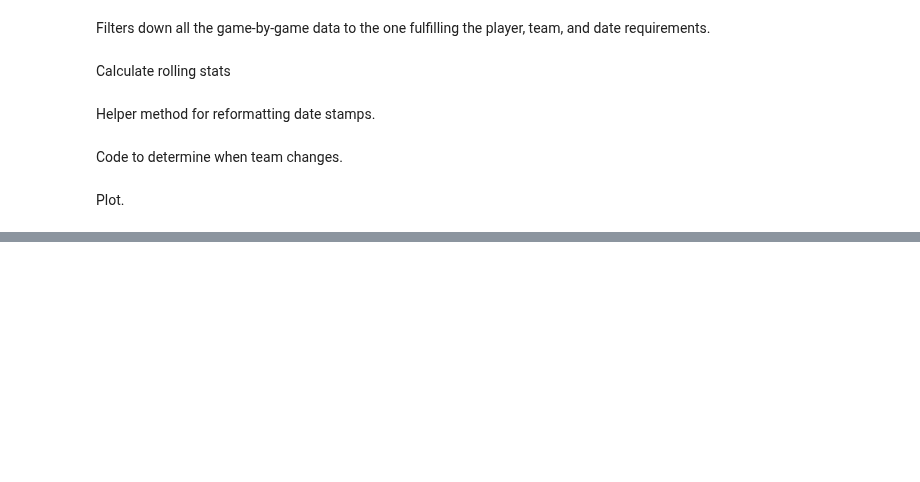
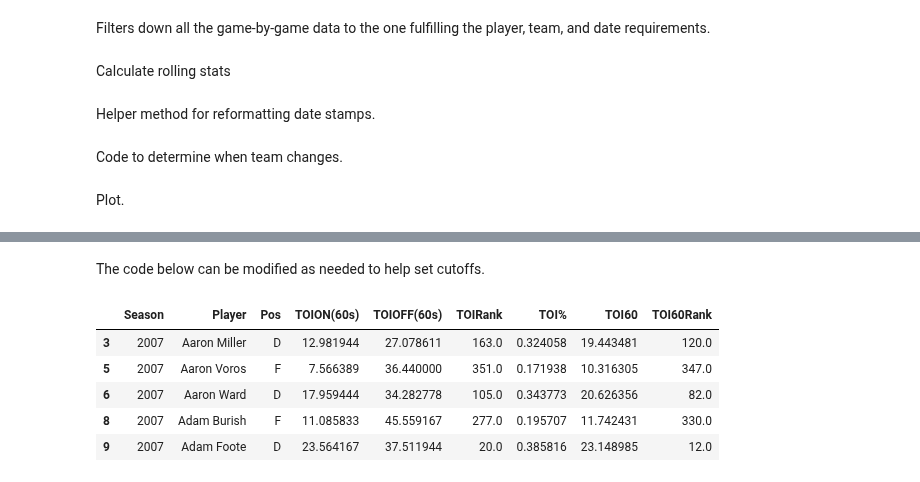
Before and after one commit to muneebalam/Hockey, a Jupyter notebook: NHL/Demos/Graphs/Player profile rolling graphs.ipynb, the cells around one changed output, grey strips where cells are left out. Drawn from its saved outputs; the diff is of its cells as text; code cells hidden in the pictures; blank space fills up the shorter version.

```diff
--- a/NHL/Demos/Graphs/Player profile rolling graphs.ipynb
+++ b/NHL/Demos/Graphs/Player profile rolling graphs.ipynb
@@ -308,0 +384,18 @@ if save_file is not None:
+# %% [markdown]
+The code below can be modified as needed to help set cutoffs.
+# %%
+grouped = dfs[['Season', 'Player', 'Pos', 'TOION(60s)', 'TOIOFF(60s)']].groupby(['Season', 'Player', 'Pos']).sum()
+grouped.reset_index(inplace = True)
+grouped['TOIRank'] = grouped.groupby(['Season', 'Pos']).rank(ascending = False)['TOION(60s)']
+grouped = grouped.query("Pos == 'F' & TOIRank <= 360 | Pos == 'D' & TOIRank <= 180")
+grouped['TOI%'] = grouped['TOION(60s)'] / (grouped['TOION(60s)'] + grouped['TOIOFF(60s)'])
+grouped['TOI60'] = grouped['TOI%'] * 60
+grouped['TOI60Rank'] = grouped.groupby(['Season', 'Pos']).rank(ascending = False)['TOI60']
+grouped.head()
+# %% [output]
+|  | Season | Player | Pos | TOION(60s) | TOIOFF(60s) | TOIRank | TOI% | TOI60 | TOI60Rank |
+| 3 | 2007 | Aaron Miller | D | 12.981944 | 27.078611 | 163.0 | 0.324058 | 19.443481 | 120.0 |
+| 5 | 2007 | Aaron Voros | F | 7.566389 | 36.440000 | 351.0 | 0.171938 | 10.316305 | 347.0 |
+| 6 | 2007 | Aaron Ward | D | 17.959444 | 34.282778 | 105.0 | 0.343773 | 20.626356 | 82.0 |
+| 8 | 2007 | Adam Burish | F | 11.085833 | 45.559167 | 277.0 | 0.195707 | 11.742431 | 330.0 |
+| 9 | 2007 | Adam Foote | D | 23.564167 | 37.511944 | 20.0 | 0.385816 | 23.148985 | 12.0 |
```
Also changed, not shown: parts of 8 cells of this notebook.
